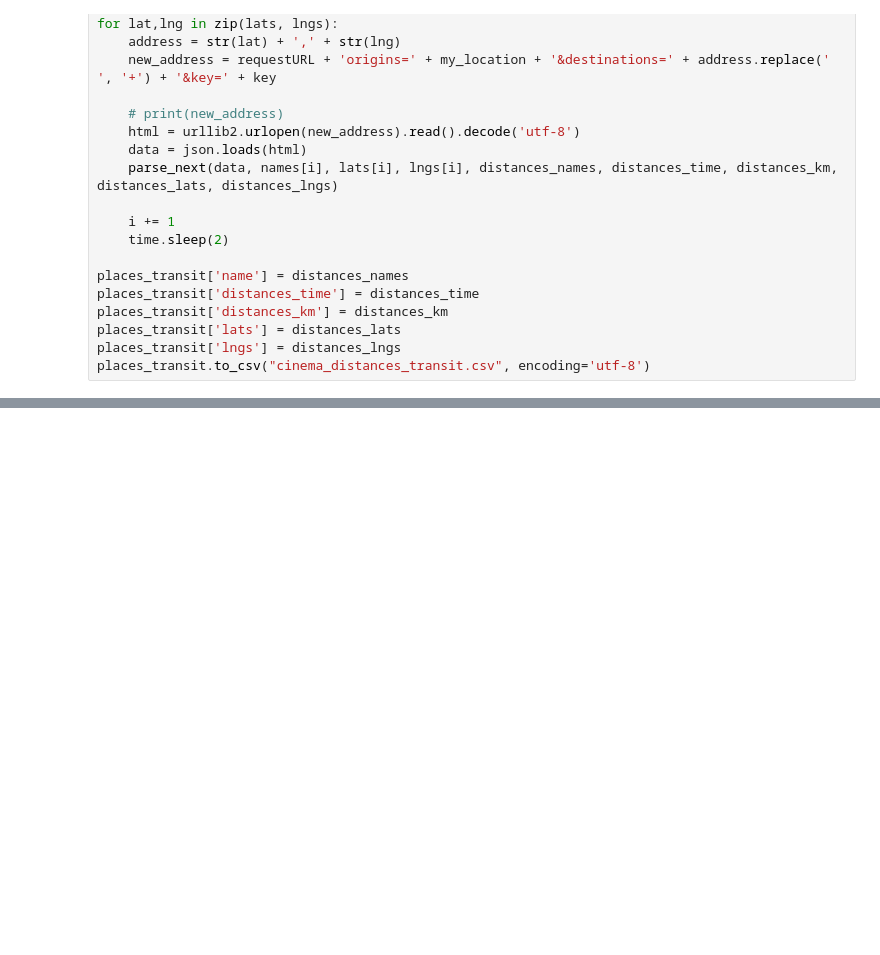
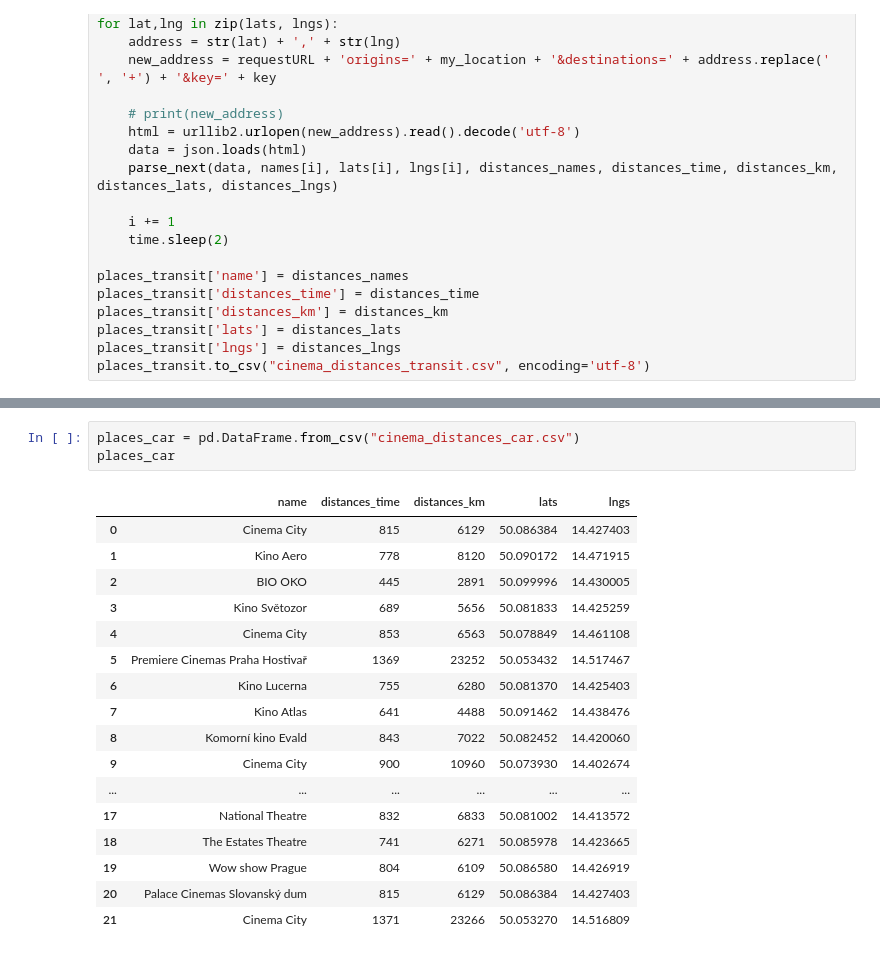
Before and after one commit to Honkl/popular-places, a Jupyter notebook: src/Cinemas.ipynb, the cells around one changed output, grey strips where cells are left out. Saved outputs shown, nothing was run; the diff lists cells and outputs as text; blank space fills up the shorter version.

```diff
--- a/src/Cinemas.ipynb
+++ b/src/Cinemas.ipynb
@@ -227,0 +211,21 @@ print(places_transit)
+# %%
+places_car = pd.DataFrame.from_csv("cinema_distances_car.csv")
+places_car
+# %% [output]
+|  | name | distances_time | distances_km | lats | lngs |
+| 0 | Cinema City | 815 | 6129 | 50.086384 | 14.427403 |
+| 1 | Kino Aero | 778 | 8120 | 50.090172 | 14.471915 |
+| 2 | BIO OKO | 445 | 2891 | 50.099996 | 14.430005 |
+| 3 | Kino Světozor | 689 | 5656 | 50.081833 | 14.425259 |
+| 4 | Cinema City | 853 | 6563 | 50.078849 | 14.461108 |
+| 5 | Premiere Cinemas Praha Hostivař | 1369 | 23252 | 50.053432 | 14.517467 |
+| 6 | Kino Lucerna | 755 | 6280 | 50.081370 | 14.425403 |
+| 7 | Kino Atlas | 641 | 4488 | 50.091462 | 14.438476 |
+| 8 | Komorní kino Evald | 843 | 7022 | 50.082452 | 14.420060 |
+| 9 | Cinema City | 900 | 10960 | 50.073930 | 14.402674 |
+| ... | ... | ... | ... | ... | ... |
+| 17 | National Theatre | 832 | 6833 | 50.081002 | 14.413572 |
+| 18 | The Estates Theatre | 741 | 6271 | 50.085978 | 14.423665 |
+| 19 | Wow show Prague | 804 | 6109 | 50.086580 | 14.426919 |
+| 20 | Palace Cinemas Slovanský dum | 815 | 6129 | 50.086384 | 14.427403 |
+| 21 | Cinema City | 1371 | 23266 | 50.053270 | 14.516809 |
```
Also changed, not shown: parts of 8 cells of this notebook.
